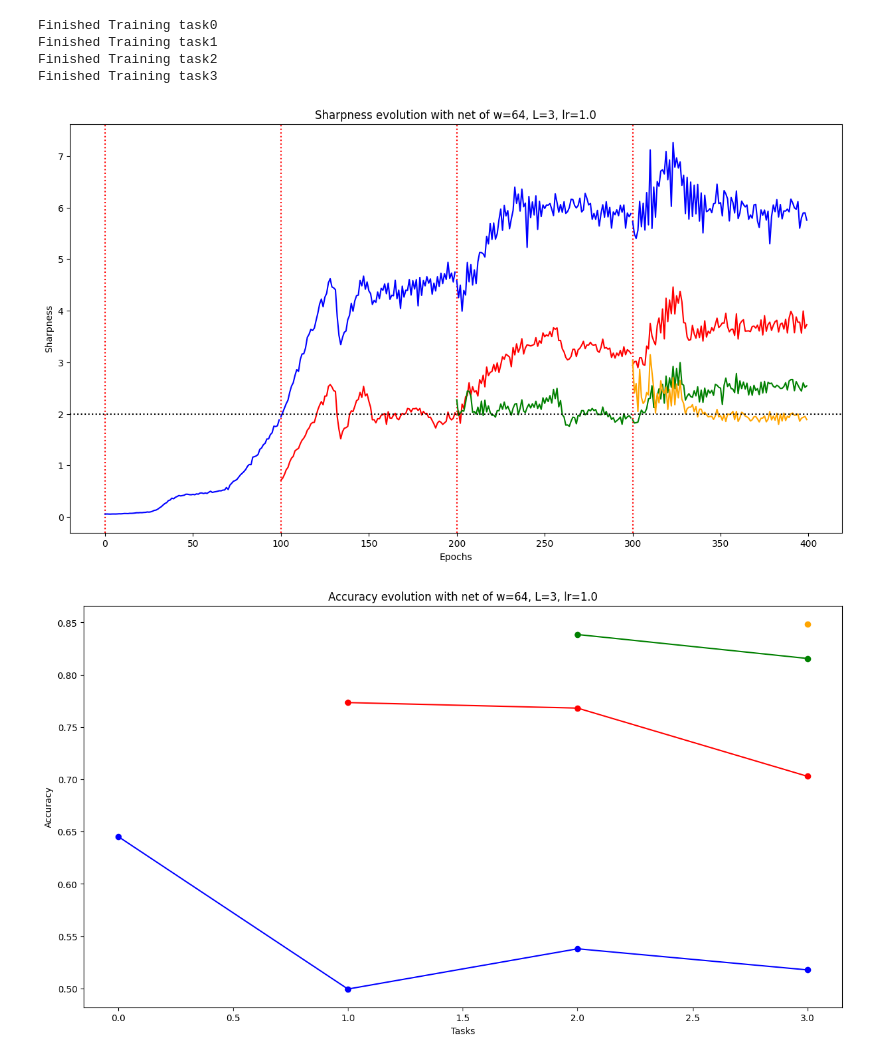
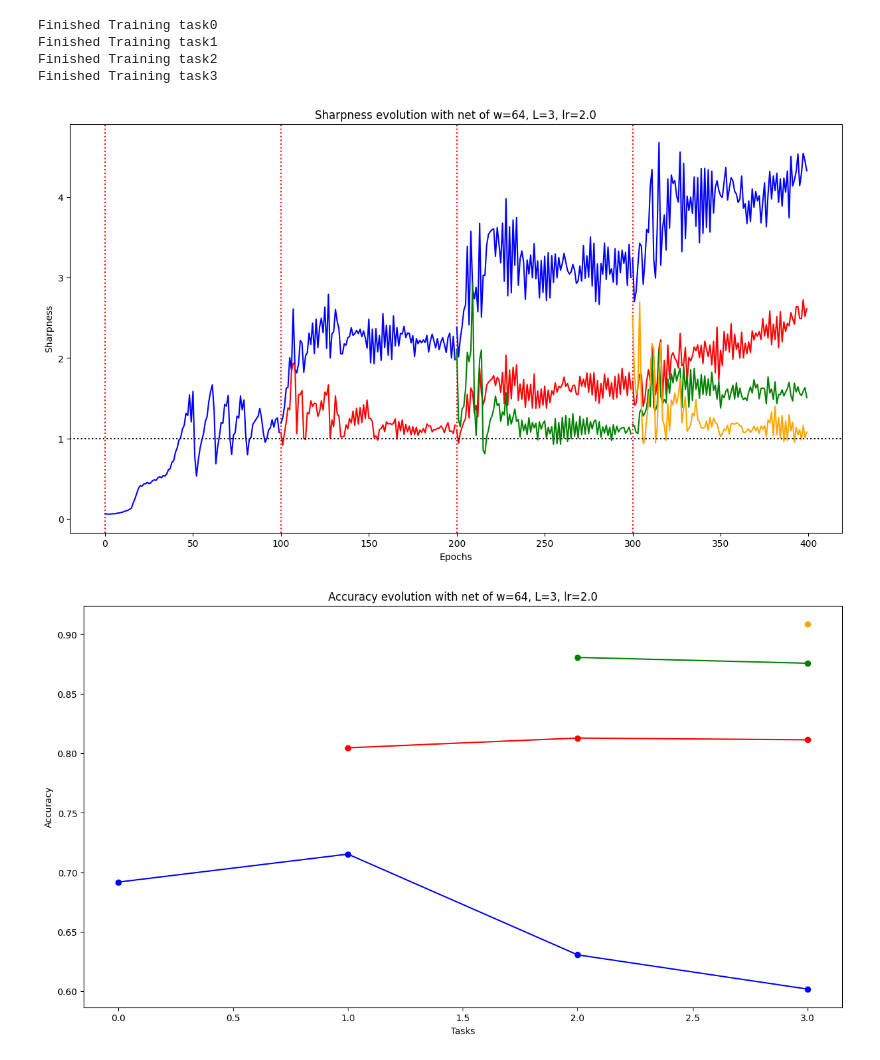
Before and after one commit to alessandrobreccia99/Infinite_width_Continual_Learning, a Jupyter notebook: continual.ipynb, the cells around one changed output. Saved outputs shown, nothing was run; the diff lists cells and outputs as text; code cells hidden in the pictures.

```diff
--- a/continual.ipynb
+++ b/continual.ipynb
@@ -34,7 +34,6 @@ for eos in [1,2,3]:
         epochs = 100
         n_tasks = 3
         N = 64
-        eos = 2
         L = 3
         loss_hist = []
         lam = []
@@ -165,35 +164,35 @@ for eos in [1,2,3]:
         plt.title(f'Accuracy evolution with net of w={N}, L={L}, lr={2/eos}')
         for i in range(n_tasks):
                 plt.plot(range(i,n_tasks+1),[a[i] for a in accs[i:]], color=colors[i], marker='o' )
 
         plt.plot(n_tasks,accs[-1][-1], color=colors[-1], marker='o')
         plt.ylabel('Accuracy')
         plt.xlabel('Tasks')
         plt.show()
 # %% [output]
 ----------------------------------------------------------------
         Layer (type)               Output Shape         Param #
 ================================================================
             Linear-1                [-1, 1, 64]          50,176
               ReLU-2                [-1, 1, 64]               0
             Linear-3                [-1, 1, 64]           4,096
               ReLU-4                [-1, 1, 64]               0
             Linear-5                [-1, 1, 64]           4,096
               ReLU-6                [-1, 1, 64]               0
             Linear-7                [-1, 1, 64]           4,096
               ReLU-8                [-1, 1, 64]               0
             Linear-9                [-1, 1, 10]             640
 ... (6 lines left out)
 Forward/backward pass size (MB): 0.00
 Params size (MB): 0.24
 Estimated Total Size (MB): 0.25
 ----------------------------------------------------------------
 Finished Training task0
 Finished Training task1
 Finished Training task2
 Finished Training task3
-[figure, old version]
+[figure, new version]
-[figure, old version]
+[figure, new version]
 ----------------------------------------------------------------
         Layer (type)               Output Shape         Param #
 ================================================================
```
Also changed, not shown: parts of 1 cell of this notebook.
